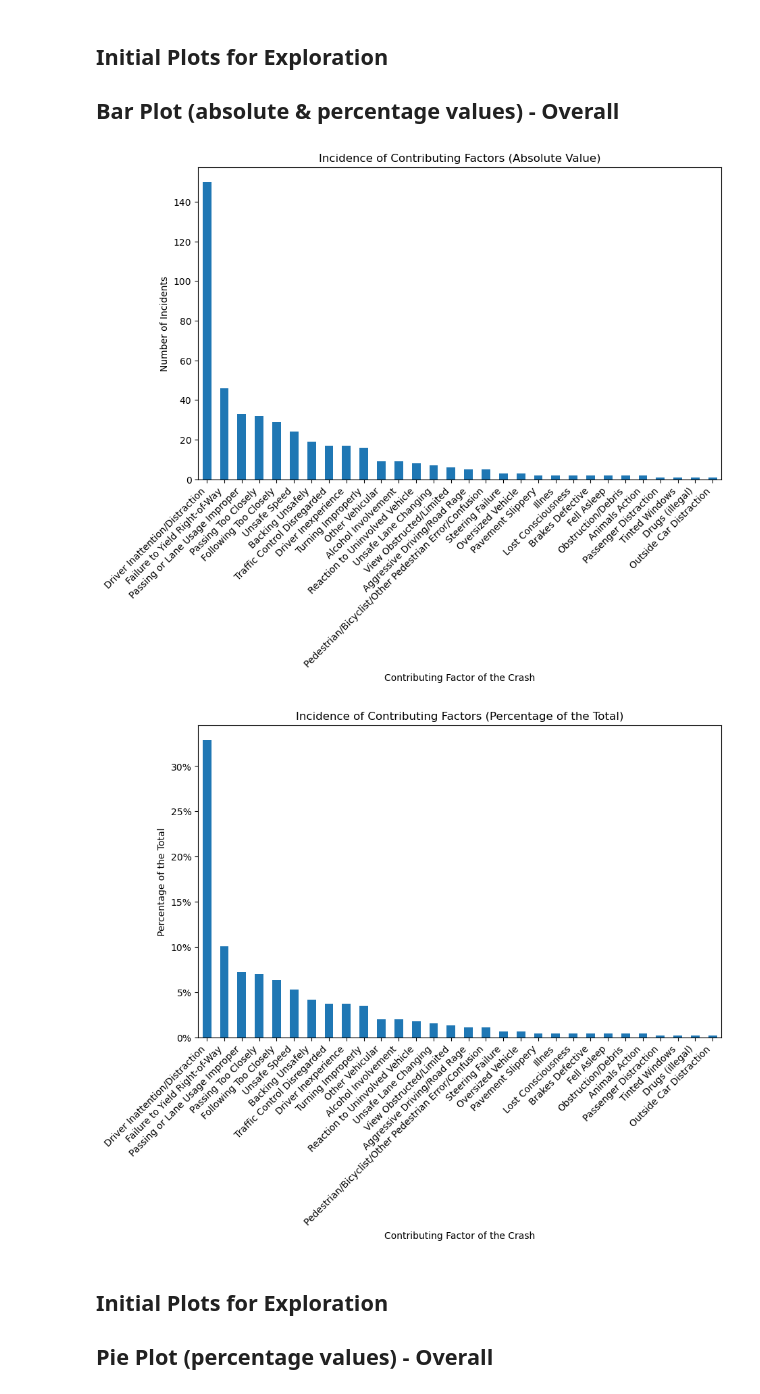
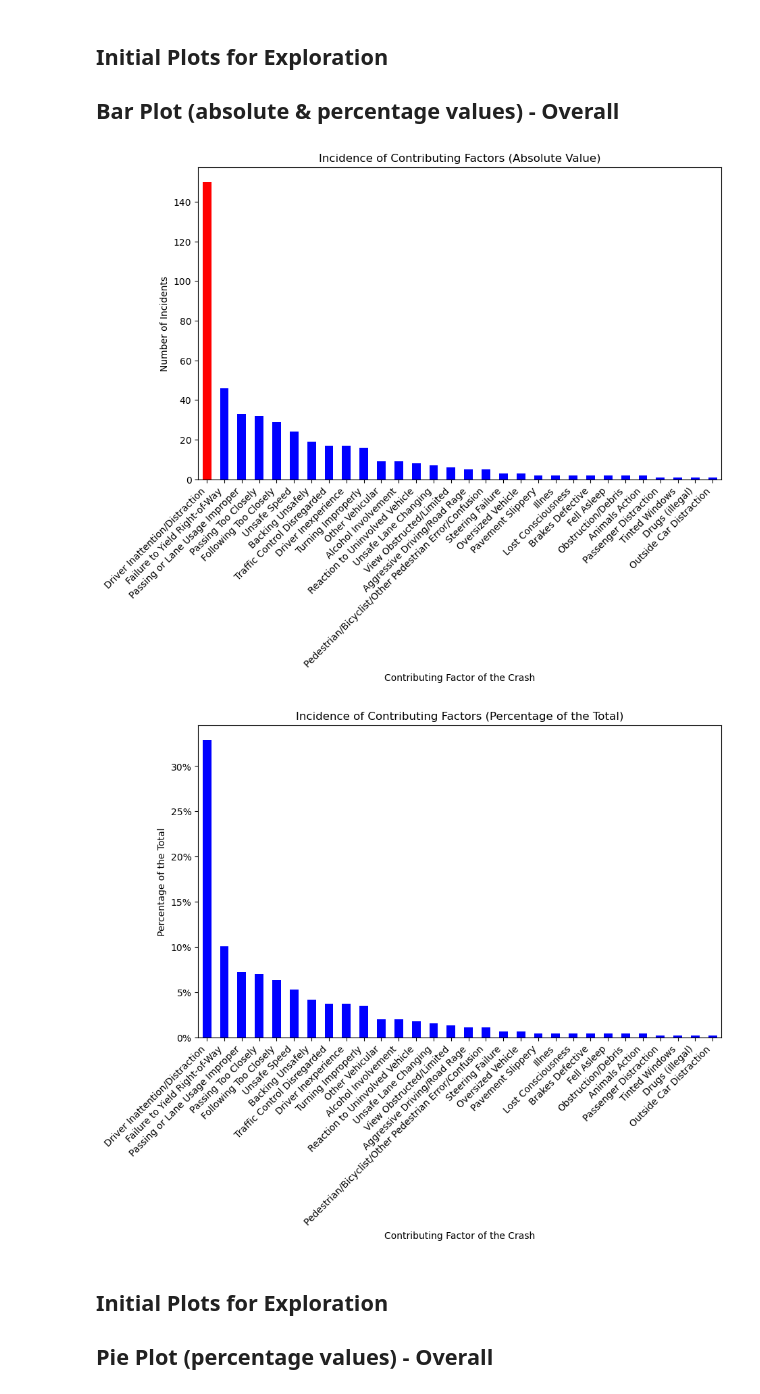
Before and after one commit to aglantzrbc/rutgers23-project-one, a Jupyter notebook: MASTER.PYTHON.FILE.ipynb, the cells around one changed output. Saved outputs shown, nothing was run; the diff lists cells and outputs as text; code cells hidden in the pictures.

```diff
--- a/MASTER.PYTHON.FILE.ipynb
+++ b/MASTER.PYTHON.FILE.ipynb
@@ -160,40 +147,40 @@ factor_counts = filtered_df["contributing_factor_vehicle_1"].value_counts()
 factor_percentages = filtered_df["contributing_factor_vehicle_1"].value_counts(normalize=True) * 100
 
 # Create a bar plot for absolute numbers of contributing factors of vehicular crashes
 fig, ax = plt.subplots(figsize=(10, 6))
-factor_counts.plot(kind="bar", ax=ax)
+factor_counts.plot(kind="bar", ax=ax, color=["red"] + ["blue"] * (len(factor_counts) - 1))
 ax.set_xlabel("Contributing Factor of the Crash")
 ax.set_ylabel("Number of Incidents")
 ax.set_title("Incidence of Contributing Factors (Absolute Value)")
 
 # Rotate x-axis labels diagonally, to be more easily read
 ax.set_xticklabels(ax.get_xticklabels(), rotation=45, ha='right')
 
 # Save the bar plot as png to a subdirectory for the presentation
-plt.savefig("plots/absolute_number_of_crashes_barplot")
+plt.savefig("plots/absolute_number_of_crashes_barplot.png")
 
 # Display the bar plot
 plt.show()
 
-# Create a similar bar plot, this time for percentages with percent signs
+# Create a bar plot, this time for percentages with percent signs
 fig, ax = plt.subplots(figsize=(10, 6))
-factor_percentages.plot(kind="bar", ax=ax)
+factor_percentages.plot(kind="bar", ax=ax, color="blue")
 ax.set_xlabel("Contributing Factor of the Crash")
 ax.set_ylabel("Percentage of the Total")
 ax.set_title("Incidence of Contributing Factors (Percentage of the Total)")
 ax.yaxis.set_major_formatter(plt.FuncFormatter('{:.0f}%'.format))
 
 # Rotate x-axis labels diagonally
 ax.set_xticklabels(ax.get_xticklabels(), rotation=45, ha='right')
 
 # Save the bar plot for percentages as png for the presentation
-plt.savefig("plots/percentage_of_crashes_barplot")
+plt.savefig("plots/percentage_of_crashes_barplot.png")
 
 # Display the bar plot for percentages
 plt.show()
 # %% [output]
-[figure, old version]
+[figure, new version]
-[figure, old version]
+[figure, new version]
 # %% [markdown]
 ## Initial Plots for Exploration
 
```
Also changed, not shown: parts of 6 cells of this notebook, 4 other files.
